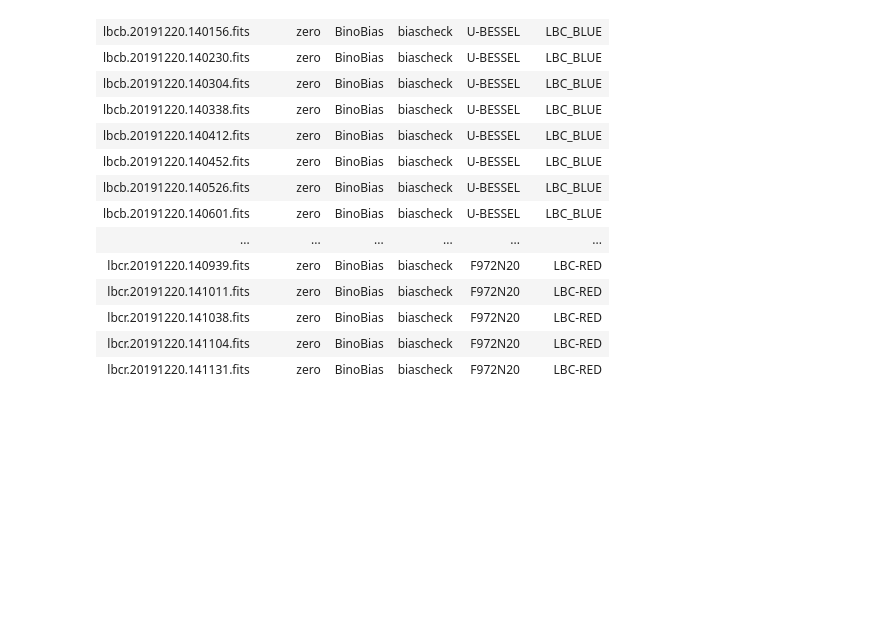
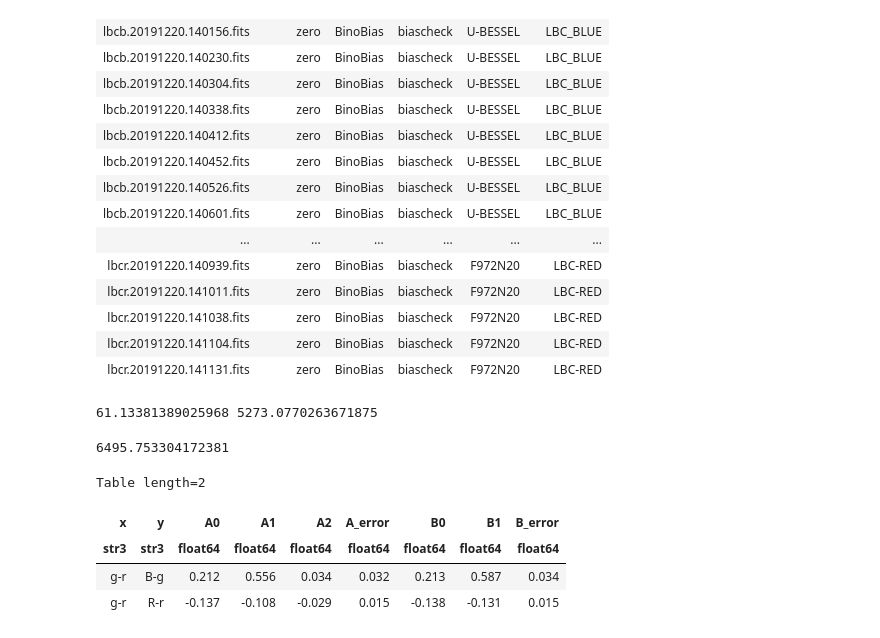
Before and after one commit to kirstencasey/LBCreduce, a Jupyter notebook: notebooks/testing.ipynb, the cells around one changed output. Saved outputs shown, nothing was run; the diff lists cells and outputs as text; code cells hidden in the pictures; blank space fills up the shorter version.

```diff
--- a/notebooks/testing.ipynb
+++ b/notebooks/testing.ipynb
@@ -732,0 +755,31 @@ for im in image_info:
+# %%
+print(mad_sci,med_sci)
+# %% [output]
+61.13381389025968 5273.0770263671875
+# %%
+sigma = 20
+(mad_sci * sigma) + med_sci
+# %% [output]
+6495.753304172381
+# %%
+#/Users/kirstencasey/projects/LBCreduce/lbcred/utils
+'''
+t = Table()
+t['x'] = ['g-r','g-r']
+t['y'] = ['B-g','R-r']
+t['A0'] = [0.212,-0.137]
+t['A1'] = [0.556,-0.108]
+t['A2'] = [0.034,-0.029]
+t['A_error'] = [0.032,0.015]
+t['B0'] = [0.213,-0.138]
+t['B1'] = [0.587,-0.131]
+t['B_error'] = [0.034,0.015]
+'''
+t = Table.read('/Users/kirstencasey/projects/LBCreduce/lbcred/utils/panstarrs_bandpass_transformations.dat',format='ascii')
+t
+# %% [output]
+Table length=2
+| x | y | A0 | A1 | A2 | A_error | B0 | B1 | B_error |
+| str3 | str3 | float64 | float64 | float64 | float64 | float64 | float64 | float64 |
+| g-r | B-g | 0.212 | 0.556 | 0.034 | 0.032 | 0.213 | 0.587 | 0.034 |
+| g-r | R-r | -0.137 | -0.108 | -0.029 | 0.015 | -0.138 | -0.131 | 0.015 |
```
Also changed, not shown: parts of 11 cells of this notebook, 11 other files.
